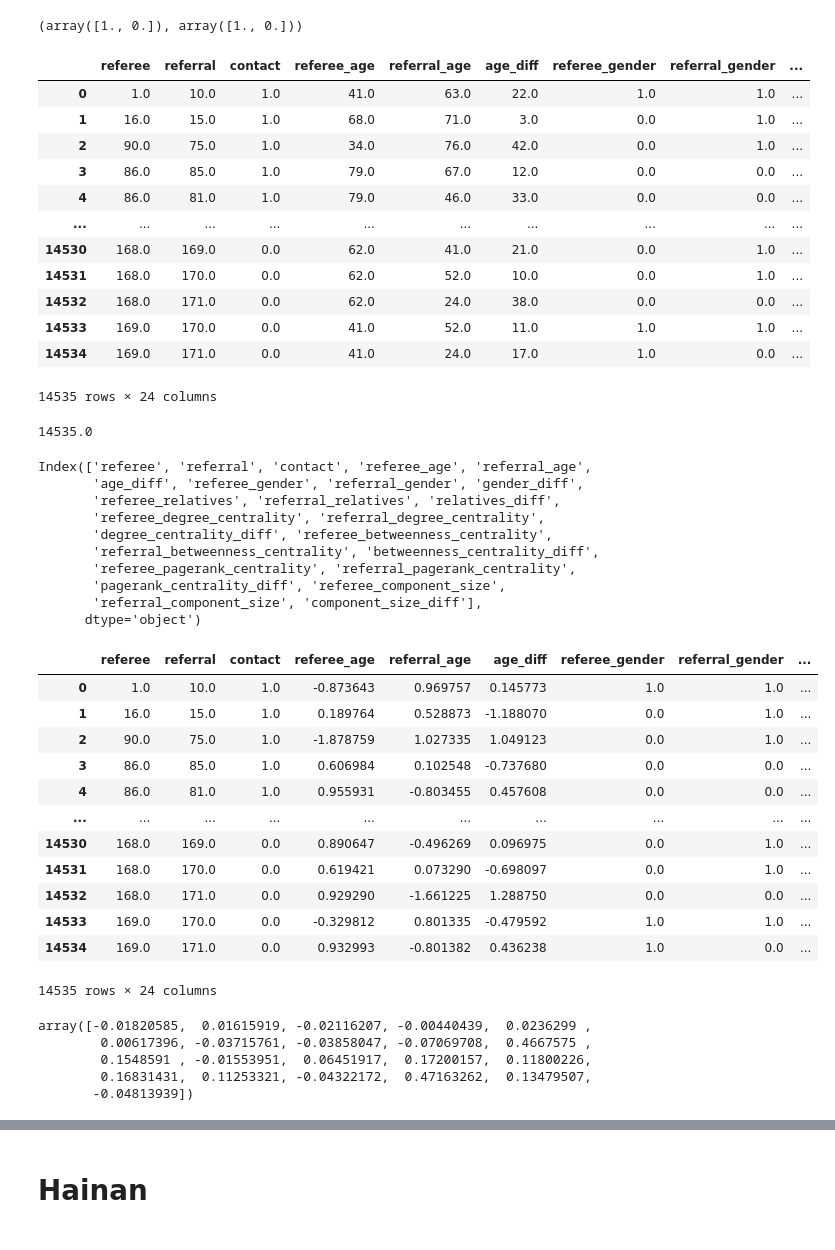
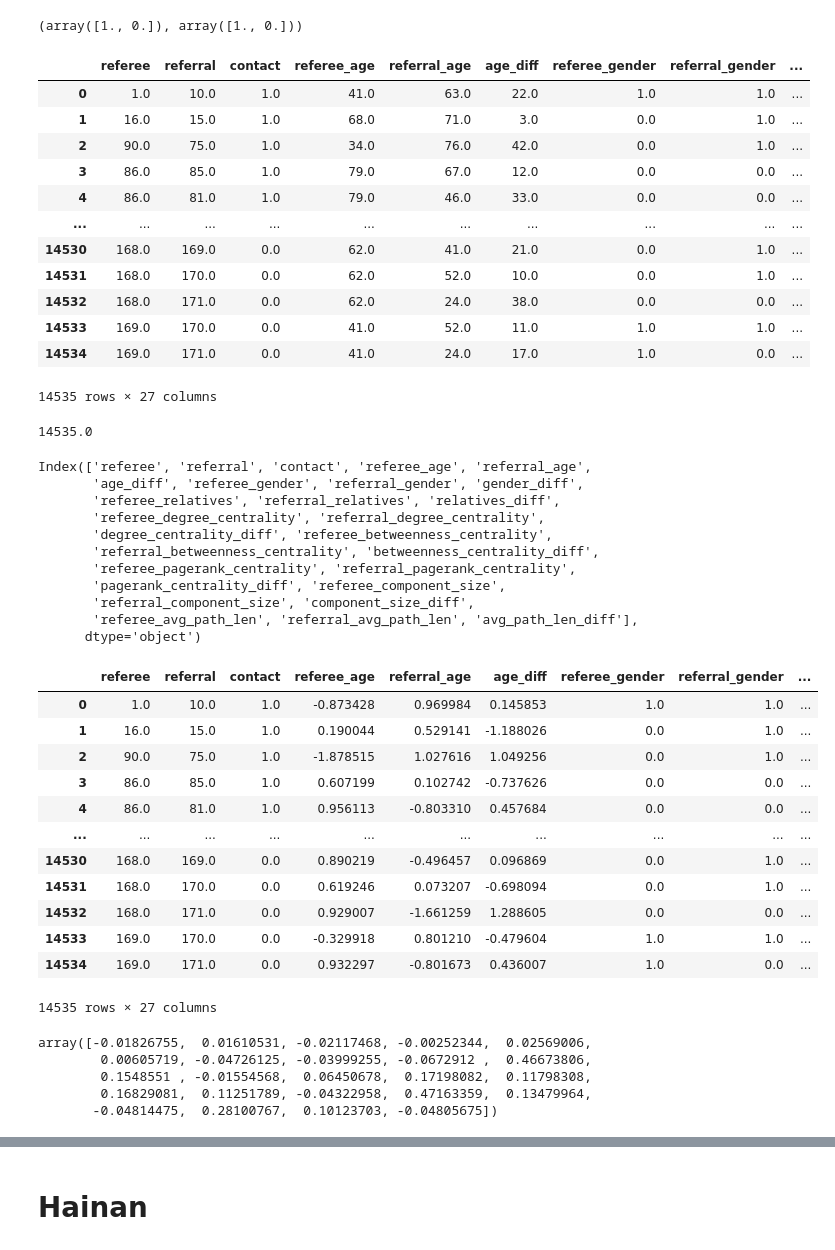
Before and after one commit to swestfechtel/masterarbeit, a Jupyter notebook: network_analysis/basic_regressions.ipynb, the cells around one changed output, grey strips where cells are left out. Cells and saved outputs as stored; diff of their text form; code cells hidden in the pictures.

Commit message:
- updated regression models to include shortest path length - updated thesis - regenerated event lists

```diff
--- a/network_analysis/basic_regressions.ipynb
+++ b/network_analysis/basic_regressions.ipynb
@@ -66,7 +67,8 @@ yunnan_nodelist['gender'].unique(), yunnan_nodelist['relatives'].unique()
 # %%
 yunnan_data = pd.DataFrame(columns=['referee', 'referral', 'contact', 'referee_age', 'referral_age', 'age_diff', 'referee_gender', 'referral_gender', 'gender_diff', 'referee_relatives', 'referral_relatives', 'relatives_diff',
                                     'referee_degree_centrality', 'referral_degree_centrality', 'degree_centrality_diff', 'referee_betweenness_centrality', 'referral_betweenness_centrality', 'betweenness_centrality_diff',
-                                    'referee_pagerank_centrality', 'referral_pagerank_centrality', 'pagerank_centrality_diff', 'referee_component_size', 'referral_component_size', 'component_size_diff'])
+                                    'referee_pagerank_centrality', 'referral_pagerank_centrality', 'pagerank_centrality_diff', 'referee_component_size', 'referral_component_size', 'component_size_diff', 'referee_avg_path_len',
+                                    'referral_avg_path_len', 'avg_path_len_diff'])
 # %%
 added_combinations = set()
 for index, row in yunnan_edgelist[~yunnan_edgelist['Referral'].isna()].iterrows():
@@ -92,6 +94,8 @@ for index, row in yunnan_edgelist[~yunnan_edgelist['Referral'].isna()].iterrows(
     referral_pagerank_centrality = referral_network_stats['Pagerank_Centrality'].iloc[0]
     referee_component_size = referee_network_stats['Component_Size'].iloc[0]
     referral_component_size = referral_network_stats['Component_Size'].iloc[0]
+    referee_avg_path_len = referee_network_stats['Avg_Shortest_Path_Length'].iloc[0]
+    referral_avg_path_len = referral_network_stats['Avg_Shortest_Path_Length'].iloc[0]
 
     new_row = pd.Series({'referee': referee_id, 'referral': referral_id, 'contact': 1, 'referee_age': referee_age, 'referral_age': referral_age, 'age_diff': abs(referee_age - referral_age),
                          'referee_gender': referee_gender, 'referral_gender': referral_gender, 'gender_diff': abs(referee_gender - referral_gender),
@@ -99,7 +103,8 @@ for index, row in yunnan_edgelist[~yunnan_edgelist['Referral'].isna()].iterrows(
                          'referee_degree_centrality': referee_degree_centrality, 'referral_degree_centrality': referral_degree_centrality, 'degree_centrality_diff': abs(referee_degree_centrality - referral_degree_centrality),
                          'referee_betweenness_centrality': referee_betweenness_centrality, 'referral_betweenness_centrality': referral_betweenness_centrality, 'betweenness_centrality_diff': abs(referee_betweenness_centrality - referral_betweenness_centrality),
                          'referee_pagerank_centrality': referee_pagerank_centrality, 'referral_pagerank_centrality': referral_pagerank_centrality, 'pagerank_centrality_diff': abs(referee_pagerank_centrality - referral_pagerank_centrality),
-                         'referee_component_size': referee_component_size, 'referral_component_size': referral_component_size, 'component_size_diff': abs(referee_component_size - referral_component_size)})
+                         'referee_component_size': referee_component_size, 'referral_component_size': referral_component_size, 'component_size_diff': abs(referee_component_size - referral_component_size),
+                         'referee_avg_path_len': referee_avg_path_len, 'referral_avg_path_len': referral_avg_path_len, 'avg_path_len_diff': abs(referee_avg_path_len - referral_avg_path_len)})
     yunnan_data = pd.concat([yunnan_data, new_row.to_frame().T], axis='index', ignore_index=True)
 
     added_combinations.add((referee_id, referral_id))
@@ -134,6 +139,8 @@ for ref_a in yunnan_nodelist['node_id']:
         referral_pagerank_centrality = referral_network_stats['Pagerank_Centrality'].iloc[0]
         referee_component_size = referee_network_stats['Component_Size'].iloc[0]
         referral_component_size = referral_network_stats['Component_Size'].iloc[0]
+        referee_avg_path_len = referee_network_stats['Avg_Shortest_Path_Length'].iloc[0]
+        referral_avg_path_len = referral_network_stats['Avg_Shortest_Path_Length'].iloc[0]
 
         new_row = pd.Series({'referee': ref_a, 'referral': ref_b, 'contact': 0, 'referee_age': referee_age, 'referral_age': referral_age, 'age_diff': abs(referee_age - referral_age),
                              'referee_gender': referee_gender, 'referral_gender': referral_gender, 'gender_diff': abs(referee_gender - referral_gender),
@@ -141,7 +148,8 @@ for ref_a in yunnan_nodelist['node_id']:
                              'referee_degree_centrality': referee_degree_centrality, 'referral_degree_centrality': referral_degree_centrality, 'degree_centrality_diff': abs(referee_degree_centrality - referral_degree_centrality),
                              'referee_betweenness_centrality': referee_betweenness_centrality, 'referral_betweenness_centrality': referral_betweenness_centrality, 'betweenness_centrality_diff': abs(referee_betweenness_centrality - referral_betweenness_centrality),
                              'referee_pagerank_centrality': referee_pagerank_centrality, 'referral_pagerank_centrality': referral_pagerank_centrality, 'pagerank_centrality_diff': abs(referee_pagerank_centrality - referral_pagerank_centrality),
-                             'referee_component_size': referee_component_size, 'referral_component_size': referral_component_size, 'component_size_diff': abs(referee_component_size - referral_component_size)})
+                             'referee_component_size': referee_component_size, 'referral_component_size': referral_component_size, 'component_size_diff': abs(referee_component_size - referral_component_size),
+                             'referee_avg_path_len': referee_avg_path_len, 'referral_avg_path_len': referral_avg_path_len, 'avg_path_len_diff': abs(referee_avg_path_len - referral_avg_path_len)})
         yunnan_data = pd.concat([yunnan_data, new_row.to_frame().T], axis='index', ignore_index=True)
 
         added_combinations.add((ref_a, ref_b))
@@ -161,7 +169,7 @@ yunnan_data
 | 14532 | 168.0 | 171.0 | 0.0 | 62.0 | 24.0 | 38.0 | 0.0 | 0.0 | ... |
 | 14533 | 169.0 | 170.0 | 0.0 | 41.0 | 52.0 | 11.0 | 1.0 | 1.0 | ... |
 | 14534 | 169.0 | 171.0 | 0.0 | 41.0 | 24.0 | 17.0 | 1.0 | 0.0 | ... |
-14535 rows × 24 columns
+14535 rows × 27 columns
 # %%
 (yunnan_nodelist.shape[0] * (yunnan_nodelist.shape[0] - 1)) / 2
 # %% [output]
@@ -177,55 +185,60 @@ Index(['referee', 'referral', 'contact', 'referee_age', 'referral_age',
        'referral_betweenness_centrality', 'betweenness_centrality_diff',
        'referee_pagerank_centrality', 'referral_pagerank_centrality',
        'pagerank_centrality_diff', 'referee_component_size',
-       'referral_component_size', 'component_size_diff'],
+       'referral_component_size', 'component_size_diff',
+       'referee_avg_path_len', 'referral_avg_path_len', 'avg_path_len_diff'],
       dtype='object')
 # %%
 yunnan_data[['referee_age', 'referral_age', 'age_diff', 'referee_degree_centrality', 'referral_degree_centrality',
              'degree_centrality_diff', 'referee_betweenness_centrality',
              'referral_betweenness_centrality', 'betweenness_centrality_diff',
              'referee_pagerank_centrality', 'referral_pagerank_centrality',
              'pagerank_centrality_diff', 'referee_component_size',
-             'referral_component_size', 'component_size_diff']] = normalize(yunnan_data[['referee_age', 'referral_age', 'age_diff', 'referee_degree_centrality', 'referral_degree_centrality',
+             'referral_component_size', 'component_size_diff', 'referee_avg_path_len',
+             'referral_avg_path_len', 'avg_path_len_diff']] = normalize(yunnan_data[['referee_age', 'referral_age', 'age_diff', 'referee_degree_centrality', 'referral_degree_centrality',
                                                                                          'degree_centrality_diff', 'referee_betweenness_centrality',
                                                                                          'referral_betweenness_centrality', 'betweenness_centrality_diff',
                                                                                          'referee_pagerank_centrality', 'referral_pagerank_centrality',
                                                                                          'pagerank_centrality_diff', 'referee_component_size',
-                                                                                         'referral_component_size', 'component_size_diff']])
+                                                                                         'referral_component_size', 'component_size_diff', 'referee_avg_path_len',
+                                                                                     'referral_avg_path_len', 'avg_path_len_diff']])
 
 yunnan_data[['referee_age', 'referral_age', 'age_diff', 'referee_degree_centrality', 'referral_degree_centrality',
              'degree_centrality_diff', 'referee_betweenness_centrality',
              'referral_betweenness_centrality', 'betweenness_centrality_diff',
              'referee_pagerank_centrality', 'referral_pagerank_centrality',
              'pagerank_centrality_diff', 'referee_component_size',
-             'referral_component_size', 'component_size_diff']] = scale(yunnan_data[['referee_age', 'referral_age', 'age_diff', 'referee_degree_centrality', 'referral_degree_centrality',
+             'referral_component_size', 'component_size_diff', 'referee_avg_path_len',
+             'referral_avg_path_len', 'avg_path_len_diff']] = scale(yunnan_data[['referee_age', 'referral_age', 'age_diff', 'referee_degree_centrality', 'referral_degree_centrality',
                                                                                      'degree_centrality_diff', 'referee_betweenness_centrality',
                                                                                      'referral_betweenness_centrality', 'betweenness_centrality_diff',
                                                                                      'referee_pagerank_centrality', 'referral_pagerank_centrality',
                                                                                      'pagerank_centrality_diff', 'referee_component_size',
-                                                                                     'referral_component_size', 'component_size_diff']])
+                                                                                     'referral_component_size', 'component_size_diff', 'referee_avg_path_len',
+                                                                                 'referral_avg_path_len', 'avg_path_len_diff']])
 yunnan_data
 # %% [output]
 |  | referee | referral | contact | referee_age | referral_age | age_diff | referee_gender | referral_gender | ... |
-| 0 | 1.0 | 10.0 | 1.0 | -0.873643 | 0.969757 | 0.145773 | 1.0 | 1.0 | ... |
-| 1 | 16.0 | 15.0 | 1.0 | 0.189764 | 0.528873 | -1.188070 | 0.0 | 1.0 | ... |
-| 2 | 90.0 | 75.0 | 1.0 | -1.878759 | 1.027335 | 1.049123 | 0.0 | 1.0 | ... |
-| 3 | 86.0 | 85.0 | 1.0 | 0.606984 | 0.102548 | -0.737680 | 0.0 | 0.0 | ... |
-| 4 | 86.0 | 81.0 | 1.0 | 0.955931 | -0.803455 | 0.457608 | 0.0 | 0.0 | ... |
+| 0 | 1.0 | 10.0 | 1.0 | -0.873428 | 0.969984 | 0.145853 | 1.0 | 1.0 | ... |
+| 1 | 16.0 | 15.0 | 1.0 | 0.190044 | 0.529141 | -1.188026 | 0.0 | 1.0 | ... |
+| 2 | 90.0 | 75.0 | 1.0 | -1.878515 | 1.027616 | 1.049256 | 0.0 | 1.0 | ... |
+| 3 | 86.0 | 85.0 | 1.0 | 0.607199 | 0.102742 | -0.737626 | 0.0 | 0.0 | ... |
+| 4 | 86.0 | 81.0 | 1.0 | 0.956113 | -0.803310 | 0.457684 | 0.0 | 0.0 | ... |
 | ... | ... | ... | ... | ... | ... | ... | ... | ... | ... |
-| 14530 | 168.0 | 169.0 | 0.0 | 0.890647 | -0.496269 | 0.096975 | 0.0 | 1.0 | ... |
-| 14531 | 168.0 | 170.0 | 0.0 | 0.619421 | 0.073290 | -0.698097 | 0.0 | 1.0 | ... |
-| 14532 | 168.0 | 171.0 | 0.0 | 0.929290 | -1.661225 | 1.288750 | 0.0 | 0.0 | ... |
-| 14533 | 169.0 | 170.0 | 0.0 | -0.329812 | 0.801335 | -0.479592 | 1.0 | 1.0 | ... |
-| 14534 | 169.0 | 171.0 | 0.0 | 0.932993 | -0.801382 | 0.436238 | 1.0 | 0.0 | ... |
+| 14530 | 168.0 | 169.0 | 0.0 | 0.890219 | -0.496457 | 0.096869 | 0.0 | 1.0 | ... |
+| 14531 | 168.0 | 170.0 | 0.0 | 0.619246 | 0.073207 | -0.698094 | 0.0 | 1.0 | ... |
+| 14532 | 168.0 | 171.0 | 0.0 | 0.929007 | -1.661259 | 1.288605 | 0.0 | 0.0 | ... |
+| 14533 | 169.0 | 170.0 | 0.0 | -0.329918 | 0.801210 | -0.479604 | 1.0 | 1.0 | ... |
+| 14534 | 169.0 | 171.0 | 0.0 | 0.932297 | -0.801673 | 0.436007 | 1.0 | 0.0 | ... |
-14535 rows × 24 columns
+14535 rows × 27 columns
 # %%
 r_regression(yunnan_data[yunnan_data.columns[3:]], yunnan_data['contact'])
 # %% [output]
-array([-0.01820585,  0.01615919, -0.02116207, -0.00440439,  0.0236299 ,
-        0.00617396, -0.03715761, -0.03858047, -0.07069708,  0.4667575 ,
-        0.1548591 , -0.01553951,  0.06451917,  0.17200157,  0.11800226,
-        0.16831431,  0.11253321, -0.04322172,  0.47163262,  0.13479507,
-       -0.04813939])
+array([-0.01826755,  0.01610531, -0.02117468, -0.00252344,  0.02569006,
+        0.00605719, -0.04726125, -0.03999255, -0.0672912 ,  0.46673806,
+        0.1548551 , -0.01554568,  0.06450678,  0.17198082,  0.11798308,
+        0.16829081,  0.11251789, -0.04322958,  0.47163359,  0.13479964,
+       -0.04814475,  0.28100767,  0.10123703, -0.04805675])
 # %%
 f_regression(yunnan_data[yunnan_data.columns[3:]], yunnan_data['contact'])
 # %% [output]
```
Also changed, not shown: parts of 50 cells of this notebook, 5 other files.
